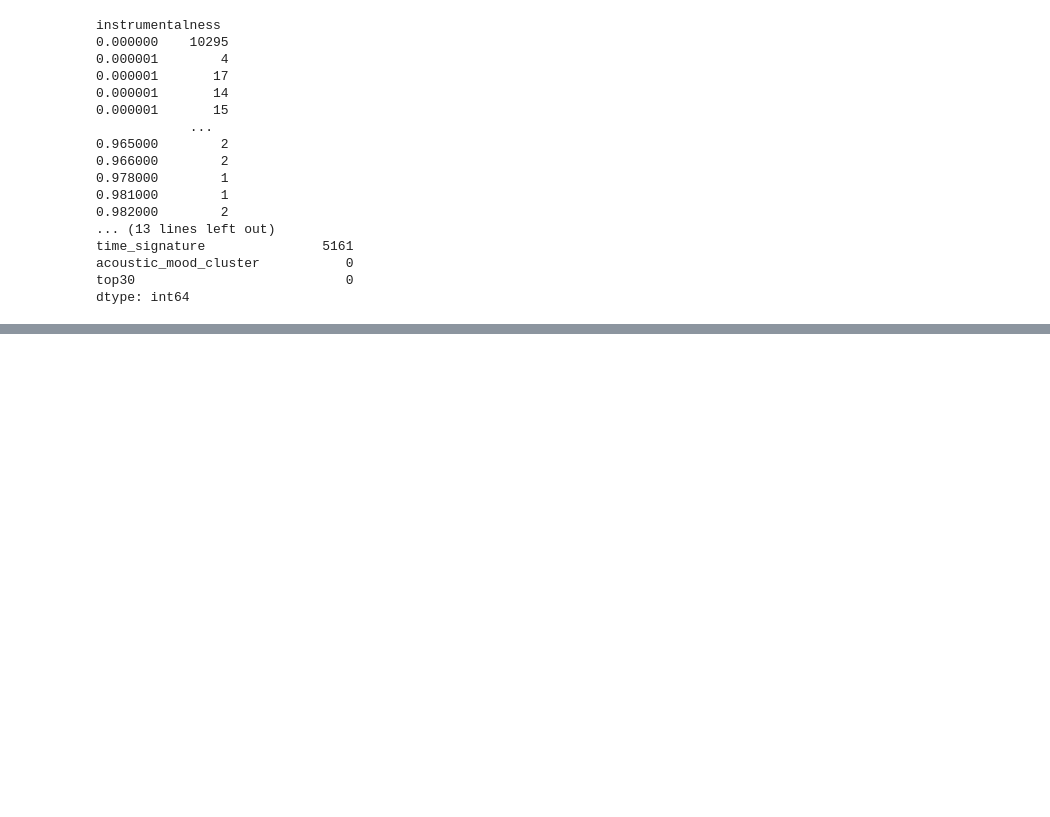
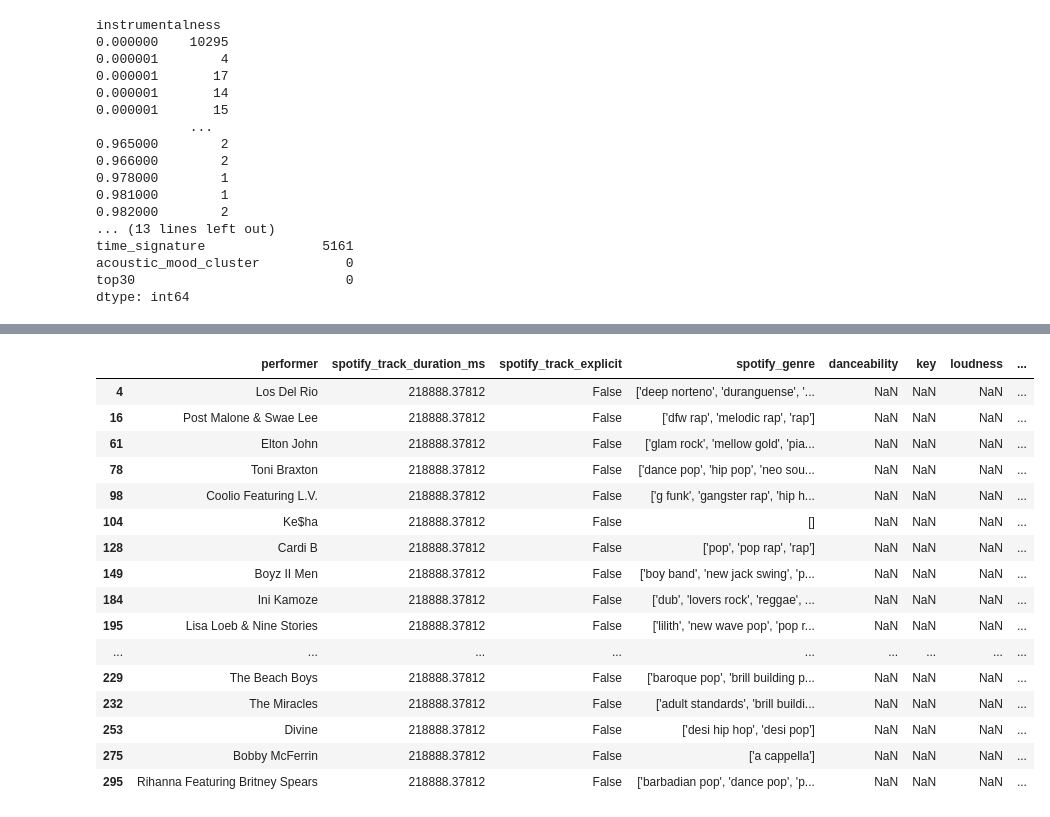
Before and after one commit to alicia-ms/Reto1_Alicia_XabierG_PIA-SAA-MIA, a Jupyter notebook: notebooks/01_analisis_exploratorio.ipynb, the cells around one changed output, grey strips where cells are left out. Saved outputs shown, nothing was run; the diff lists cells and outputs as text; code cells hidden in the pictures; blank space fills up the shorter version.

```diff
--- a/notebooks/01_analisis_exploratorio.ipynb
+++ b/notebooks/01_analisis_exploratorio.ipynb
@@ -158,0 +244,39 @@ dtype: int64
+# %%
+
+cols_revision = [
+    "performer",
+    "spotify_track_duration_ms",
+    "spotify_track_explicit",
+    "spotify_genre",
+    "danceability",
+    "key",
+    "loudness",
+    "mode",
+    "speechiness",
+    "instrumentalness",
+    "tempo",
+    "time_signature",
+    "acoustic_mood_cluster",
+]
+
+muestra_20 = df.loc[todos_vacios, cols_revision].head(20)
+
+display(muestra_20)
+# %% [output]
+|  | performer | spotify_track_duration_ms | spotify_track_explicit | spotify_genre | danceability | key | loudness | ... |
+| 4 | Los Del Rio | 218888.37812 | False | ['deep norteno', 'duranguense', '... | NaN | NaN | NaN | ... |
+| 16 | Post Malone & Swae Lee | 218888.37812 | False | ['dfw rap', 'melodic rap', 'rap'] | NaN | NaN | NaN | ... |
+| 61 | Elton John | 218888.37812 | False | ['glam rock', 'mellow gold', 'pia... | NaN | NaN | NaN | ... |
+| 78 | Toni Braxton | 218888.37812 | False | ['dance pop', 'hip pop', 'neo sou... | NaN | NaN | NaN | ... |
+| 98 | Coolio Featuring L.V. | 218888.37812 | False | ['g funk', 'gangster rap', 'hip h... | NaN | NaN | NaN | ... |
+| 104 | Ke$ha | 218888.37812 | False | [] | NaN | NaN | NaN | ... |
+| 128 | Cardi B | 218888.37812 | False | ['pop', 'pop rap', 'rap'] | NaN | NaN | NaN | ... |
+| 149 | Boyz II Men | 218888.37812 | False | ['boy band', 'new jack swing', 'p... | NaN | NaN | NaN | ... |
+| 184 | Ini Kamoze | 218888.37812 | False | ['dub', 'lovers rock', 'reggae', ... | NaN | NaN | NaN | ... |
+| 195 | Lisa Loeb & Nine Stories | 218888.37812 | False | ['lilith', 'new wave pop', 'pop r... | NaN | NaN | NaN | ... |
+| ... | ... | ... | ... | ... | ... | ... | ... | ... |
+| 229 | The Beach Boys | 218888.37812 | False | ['baroque pop', 'brill building p... | NaN | NaN | NaN | ... |
+| 232 | The Miracles | 218888.37812 | False | ['adult standards', 'brill buildi... | NaN | NaN | NaN | ... |
+| 253 | Divine | 218888.37812 | False | ['desi hip hop', 'desi pop'] | NaN | NaN | NaN | ... |
+| 275 | Bobby McFerrin | 218888.37812 | False | ['a cappella'] | NaN | NaN | NaN | ... |
+| 295 | Rihanna Featuring Britney Spears | 218888.37812 | False | ['barbadian pop', 'dance pop', 'p... | NaN | NaN | NaN | ... |
```
Also changed, not shown: parts of 17 cells of this notebook, 3 other files.
